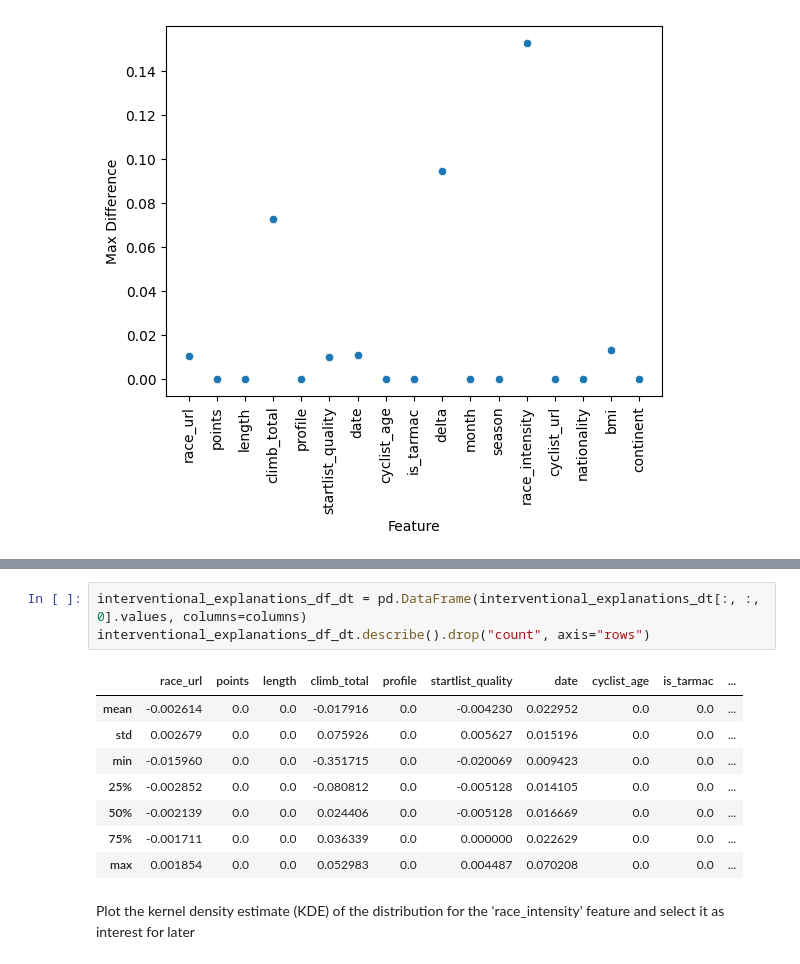
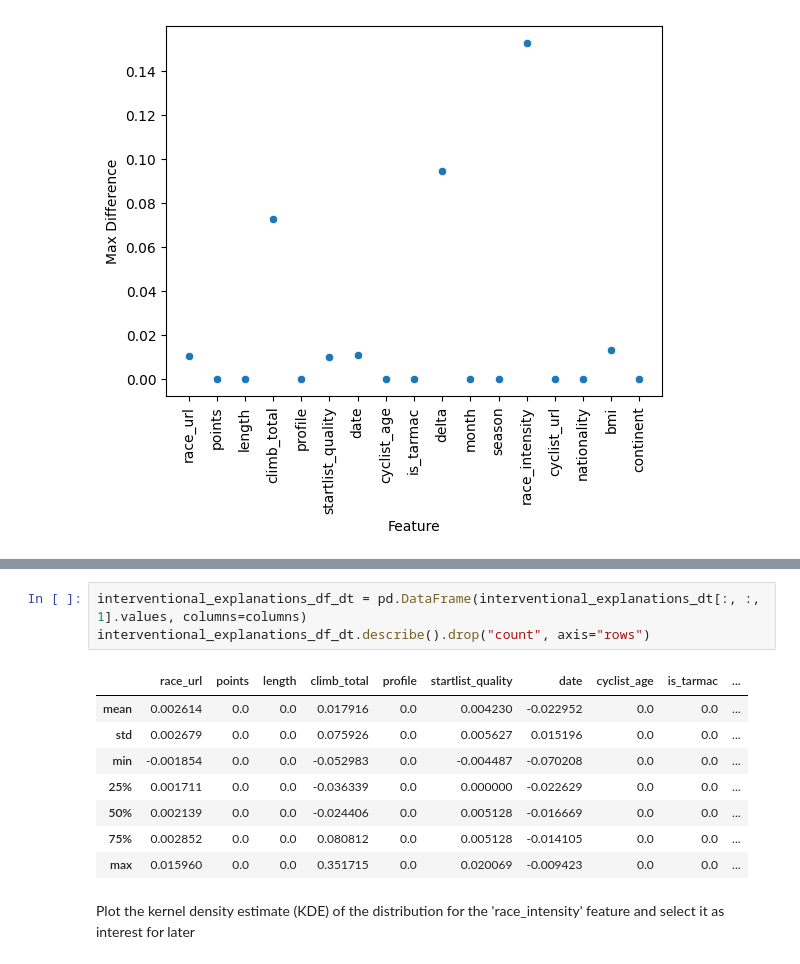
Before and after one commit to leomanne/Data-Mining, a Jupyter notebook: fifth_task.ipynb, the cells around one changed output, grey strips where cells are left out. Drawn from its saved outputs; the diff is of its cells as text.

```diff
--- a/fifth_task.ipynb
+++ b/fifth_task.ipynb
@@ -149,15 +165,15 @@ plt.show()
 # %%
-interventional_explanations_df_dt = pd.DataFrame(interventional_explanations_dt[:, :, 0].values, columns=columns)
+interventional_explanations_df_dt = pd.DataFrame(interventional_explanations_dt[:, :, 1].values, columns=columns)
 interventional_explanations_df_dt.describe().drop("count", axis="rows")
 # %% [output]
 |  | race_url | points | length | climb_total | profile | startlist_quality | date | cyclist_age | is_tarmac | ... |
-| mean | -0.002614 | 0.0 | 0.0 | -0.017916 | 0.0 | -0.004230 | 0.022952 | 0.0 | 0.0 | ... |
+| mean | 0.002614 | 0.0 | 0.0 | 0.017916 | 0.0 | 0.004230 | -0.022952 | 0.0 | 0.0 | ... |
 | std | 0.002679 | 0.0 | 0.0 | 0.075926 | 0.0 | 0.005627 | 0.015196 | 0.0 | 0.0 | ... |
-| min | -0.015960 | 0.0 | 0.0 | -0.351715 | 0.0 | -0.020069 | 0.009423 | 0.0 | 0.0 | ... |
-| 25% | -0.002852 | 0.0 | 0.0 | -0.080812 | 0.0 | -0.005128 | 0.014105 | 0.0 | 0.0 | ... |
-| 50% | -0.002139 | 0.0 | 0.0 | 0.024406 | 0.0 | -0.005128 | 0.016669 | 0.0 | 0.0 | ... |
-| 75% | -0.001711 | 0.0 | 0.0 | 0.036339 | 0.0 | 0.000000 | 0.022629 | 0.0 | 0.0 | ... |
-| max | 0.001854 | 0.0 | 0.0 | 0.052983 | 0.0 | 0.004487 | 0.070208 | 0.0 | 0.0 | ... |
+| min | -0.001854 | 0.0 | 0.0 | -0.052983 | 0.0 | -0.004487 | -0.070208 | 0.0 | 0.0 | ... |
+| 25% | 0.001711 | 0.0 | 0.0 | -0.036339 | 0.0 | 0.000000 | -0.022629 | 0.0 | 0.0 | ... |
+| 50% | 0.002139 | 0.0 | 0.0 | -0.024406 | 0.0 | 0.005128 | -0.016669 | 0.0 | 0.0 | ... |
+| 75% | 0.002852 | 0.0 | 0.0 | 0.080812 | 0.0 | 0.005128 | -0.014105 | 0.0 | 0.0 | ... |
+| max | 0.015960 | 0.0 | 0.0 | 0.351715 | 0.0 | 0.020069 | -0.009423 | 0.0 | 0.0 | ... |
 # %% [markdown]
  Plot the kernel density estimate (KDE) of the distribution for the 'race_intensity' feature and select it as interest for later
 # %%
```
Also changed, not shown: parts of 42 cells of this notebook.
